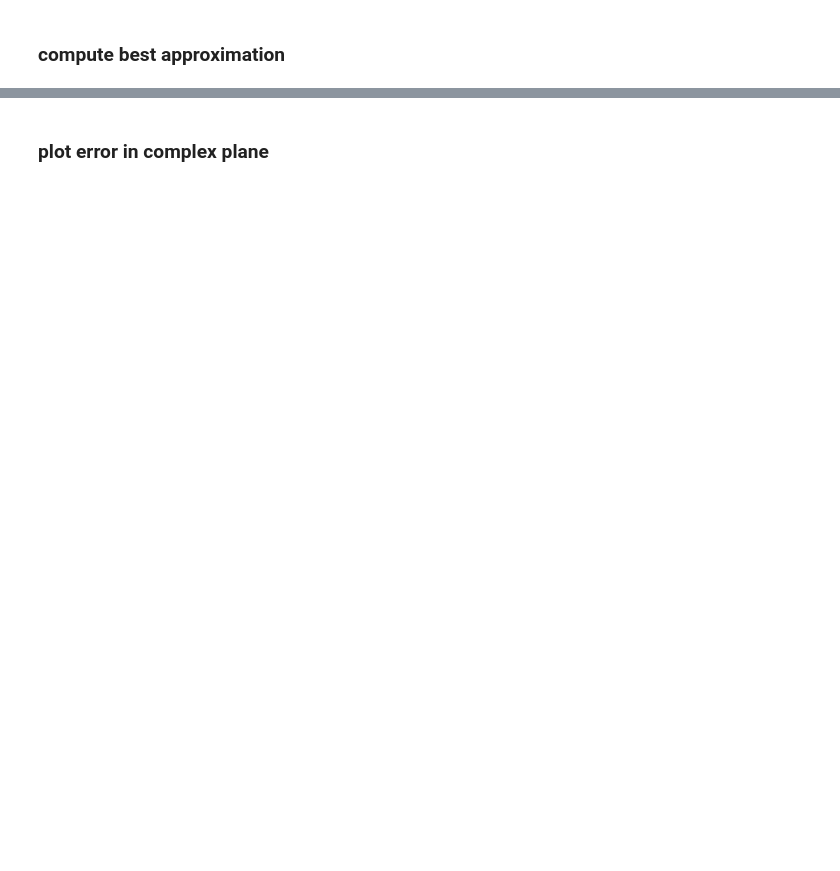
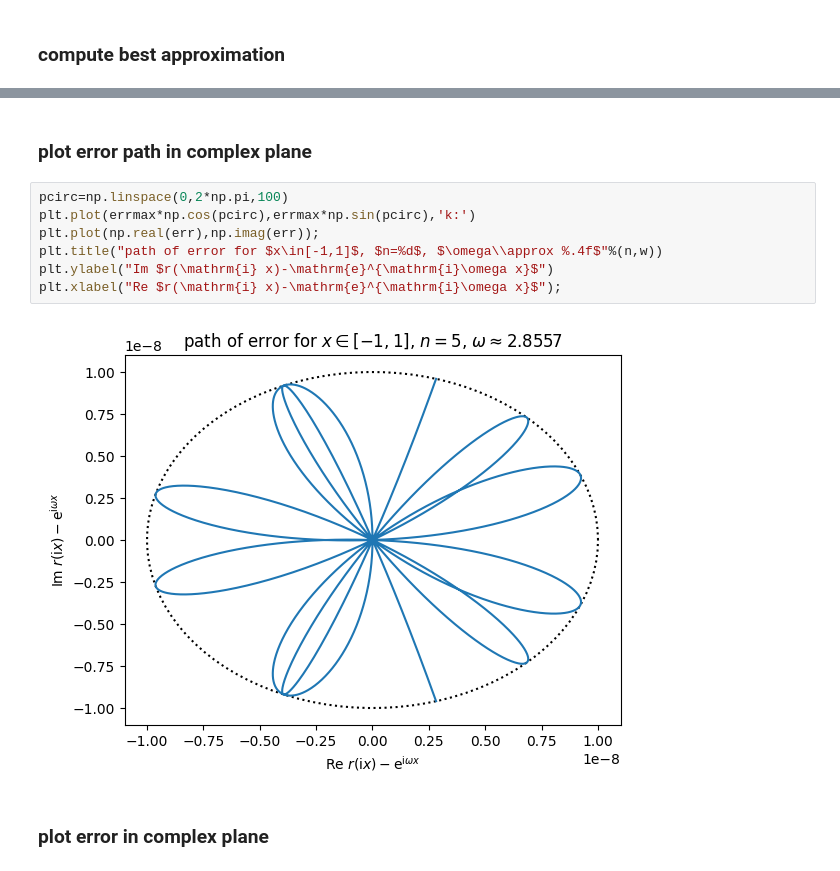
Before and after one commit to newbisi/rexpi, a Jupyter notebook: examples/ex0_basicruns.ipynb, the cells around one changed output, grey strips where cells are left out. Saved outputs shown, nothing was run; the diff lists cells and outputs as text; blank space fills up the shorter version.

```diff
--- a/examples/ex0_basicruns.ipynb
+++ b/examples/ex0_basicruns.ipynb
@@ -38,3 +57,14 @@ plt.semilogy(xs,abs(err),[-1,1],[errmax,errmax],':');
+# %% [markdown]
+### plot error path in complex plane
+# %%
+pcirc=np.linspace(0,2*np.pi,100)
+plt.plot(errmax*np.cos(pcirc),errmax*np.sin(pcirc),'k:')
+plt.plot(np.real(err),np.imag(err));
+plt.title("path of error for $x\in[-1,1]$, $n=%d$, $\omega\\approx %.4f$"%(n,w))
+plt.ylabel("Im $r(\mathrm{i} x)-\mathrm{e}^{\mathrm{i}\omega x}$")
+plt.xlabel("Re $r(\mathrm{i} x)-\mathrm{e}^{\mathrm{i}\omega x}$");
+# %% [output]
+[figure, added]
 # %% [markdown]
 ### plot error in complex plane
 # %%
```
Also changed, not shown: parts of 10 cells of this notebook, 8 other files.
